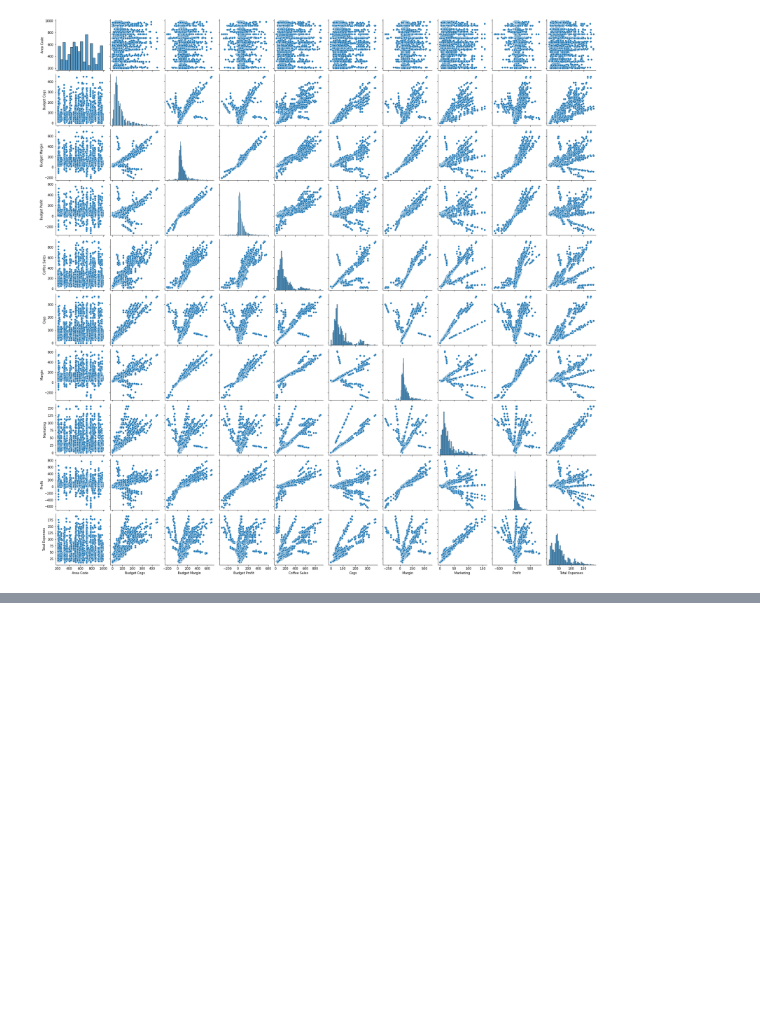
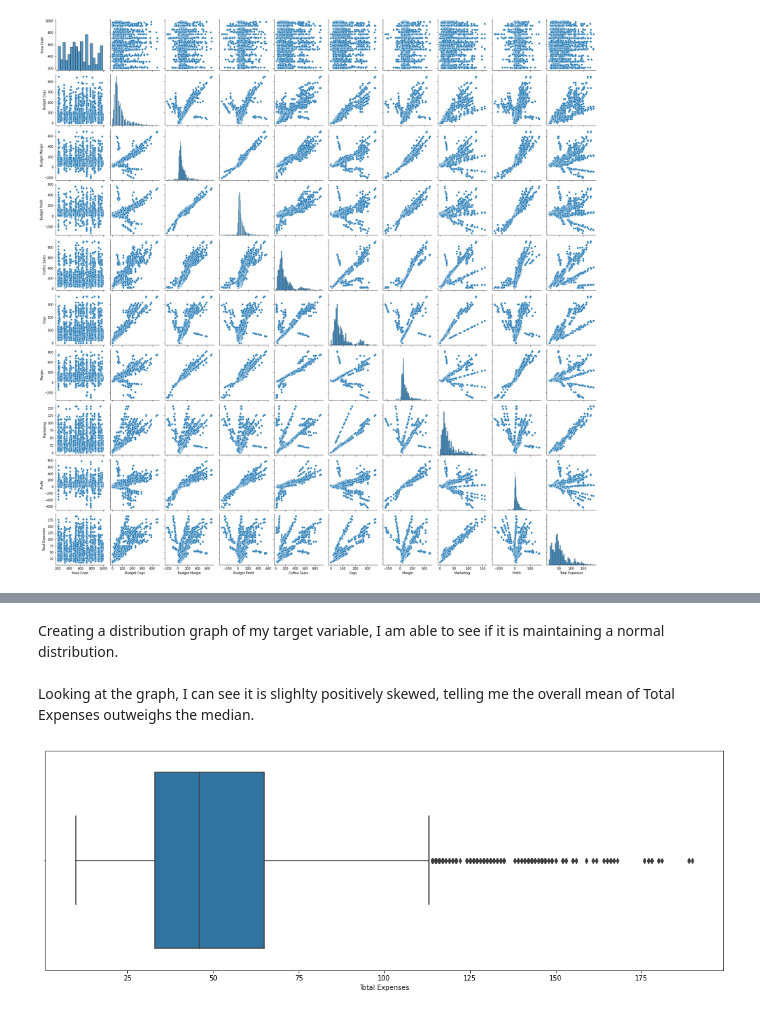
Before and after one commit to CleverJinn/DataScience, a Jupyter notebook: CoffeeChain-LinearRegression/LinearRegression_CoffeeChain.ipynb, the cells around one changed output, grey strips where cells are left out. Cells and saved outputs as stored; diff of their text form; code cells hidden in the pictures; blank space fills up the shorter version.

```diff
--- a/CoffeeChain-LinearRegression/LinearRegression_CoffeeChain.ipynb
+++ b/CoffeeChain-LinearRegression/LinearRegression_CoffeeChain.ipynb
@@ -353,0 +261,12 @@ cdf
+# %% [markdown]
+<p>
+Creating a distribution graph of my target variable, I am able to see if it is maintaining a normal distribution.
+<br><br>
+Looking at the graph, I can see it is slighlty positively skewed, telling me the overall mean of Total Expenses outweighs the median.
+</p>
+# %%
+plt.subplots(figsize=(18, 6))
+sns.boxplot(df['Total Expenses'])
+plt.show()
+# %% [output]
+[figure, added]
```
Also changed, not shown: parts of 115 cells of this notebook.
